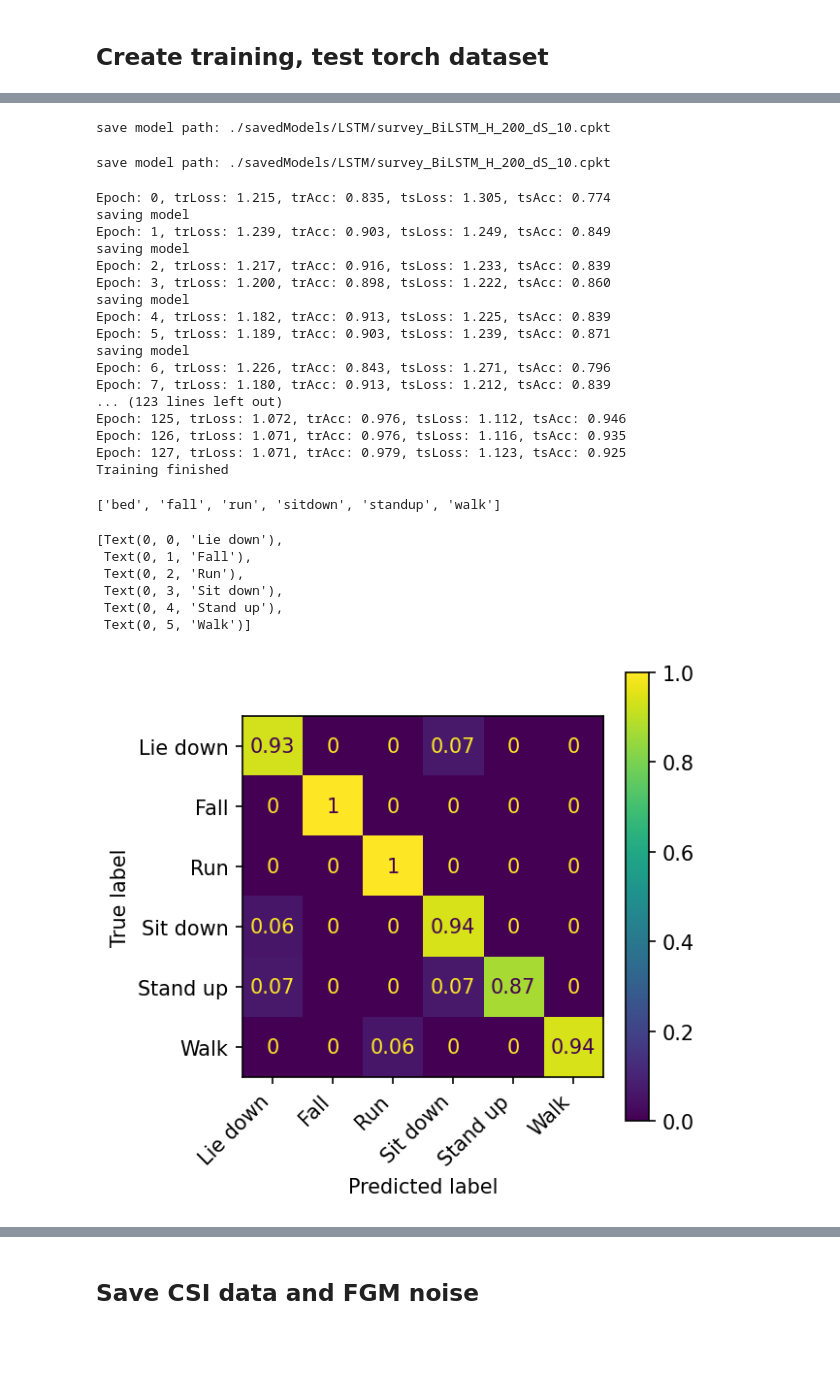
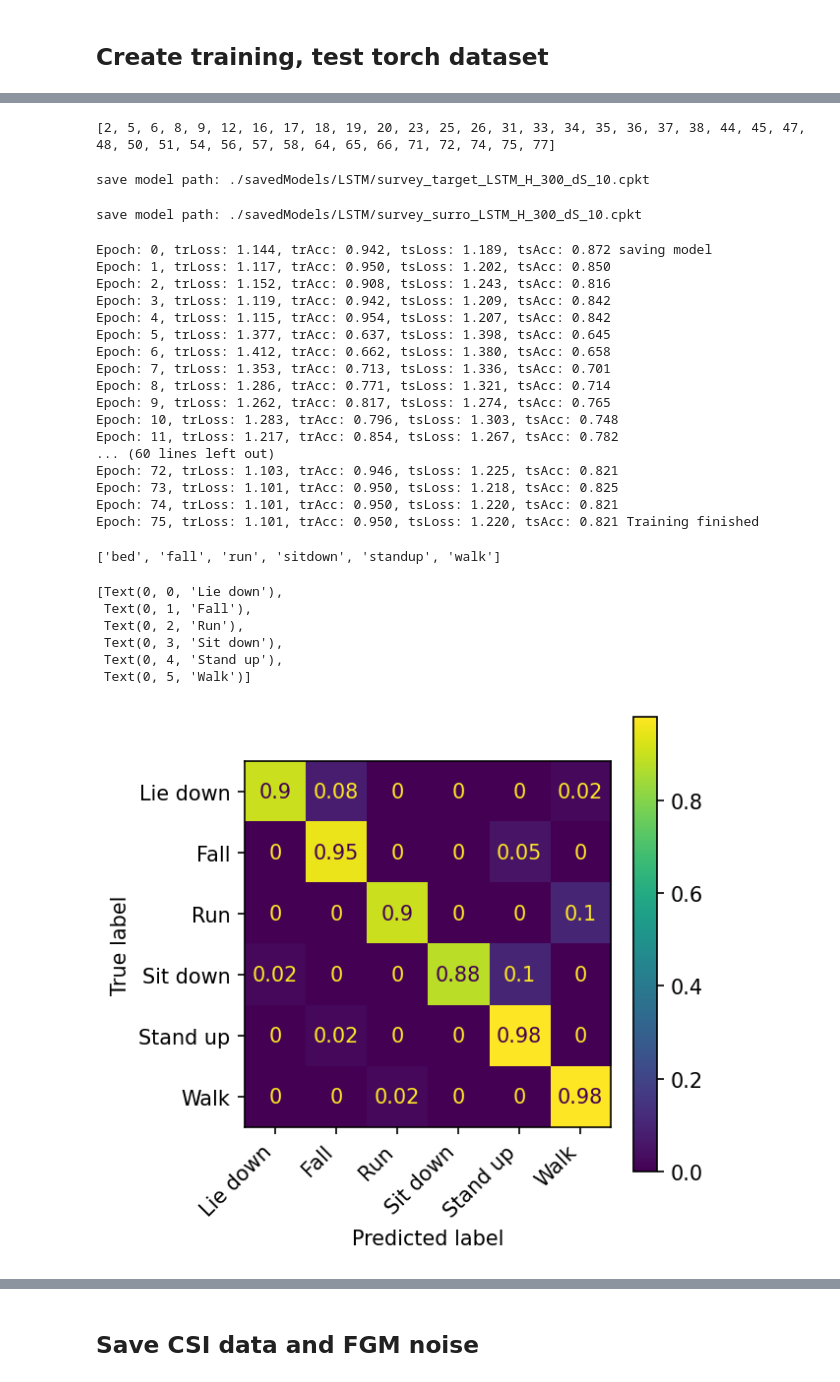
Before and after one commit to byungjunkim12/24-RT_adv_HAR, a Jupyter notebook: tbLSTM.ipynb, the cells around one changed output, grey strips where cells are left out. Cells and saved outputs as stored; diff of their text form; code cells hidden in the pictures; blank space fills up the shorter version.

```diff
--- a/tbLSTM.ipynb
+++ b/tbLSTM.ipynb
@@ -141,16 +156,20 @@ walk 64 16 80
+# %%
+print(tsDataList)
+# %% [output]
+[2, 5, 6, 8, 9, 12, 16, 17, 18, 19, 20, 23, 25, 26, 31, 33, 34, 35, 36, 37, 38, 44, 45, 47, 48, 50, 51, 54, 56, 57, 58, 64, 65, 66, 71, 72, 74, 75, 77]
 # %%
 LSTMLoss = torch.nn.CrossEntropyLoss()
-nHidden = 200
-LR = 2e-5
+nHidden = 300
+LR = 1e-5
 maxPatience = 30
 nEpoch = 200
-bidirectional = True
+bidirectional = False
 if bidirectional:
     modelName = 'BiLSTM'
 else:
     modelName = 'LSTM'
 
-modelFileName = dataType + "_" + modelName + "_H_" + str(nHidden) + "_dS_" + str(dSampFactor) + ".cpkt"
+modelFileName = dataType + "_" + "target" + "_" + modelName + "_H_" + str(nHidden) + "_dS_" + str(dSampFactor) + ".cpkt"
 HARNetSavePath = './savedModels/LSTM/' + modelFileName
 print('save model path:', HARNetSavePath)
 fromInit = False
@@ -169,7 +188,7 @@ else:
     HARNet.load_state_dict(torch.load(HARNetSavePath))
 opt = torch.optim.Adam(HARNet.parameters(), lr=LR)
 # %% [output]
-save model path: ./savedModels/LSTM/survey_BiLSTM_H_200_dS_10.cpkt
+save model path: ./savedModels/LSTM/survey_target_LSTM_H_300_dS_10.cpkt
 # %%
 bestAcc = 0.0
 patience = 0
@@ -193,7 +212,7 @@ for epoch in range(nEpoch):
         runningLoss += trloss.item()
 
     avgTrLoss = runningLoss / len(trLoader)
-    accTrain = getAcc(trLoader, padLen, HARNet, variableLen=True)
+    accTrain = getAcc(trLoader, padLen, HARNet, HARNet, variableLen=True)
 
     runningLoss = 0.0
     for tsInput, tsLabel in tsLoader:
@@ -207,13 +226,13 @@ for epoch in range(nEpoch):
         runningLoss += tsloss.item()
 
     avgTsLoss = runningLoss / len(tsLoader)
-    accTest = getAcc(tsLoader, padLen, HARNet, variableLen=True)
+    accTest = getAcc(tsLoader, padLen, HARNet, HARNet, variableLen=True)
 
     print('Epoch: %d, trLoss: %.3f, trAcc: %.3f, tsLoss: %.3f, tsAcc: %.3f'\
-        % (epoch, avgTrLoss, accTrain, avgTsLoss, accTest))
+        % (epoch, avgTrLoss, accTrain, avgTsLoss, accTest), end=' ')
     if bestAcc < accTest:
         bestAcc = accTest
-        print('saving model')
+        print('saving model', end=' ')
         torch.save(HARNet.state_dict(), HARNetSavePath)  # saving model with best test accuracy
         patience = 0
 
@@ -224,59 +243,61 @@ for epoch in range(nEpoch):
         if fastConvg:
             LR = LR/10
             opt = torch.optim.Adam(HARNet.parameters(), lr=LR)
+            HARNet.load_state_dict(torch.load(HARNetSavePath))
             patience = 0
             fastConvg = False
-            print('fast convergence ends')
+            print('fast convergence ends', end=' ')
         else:
             break
-
+    print(' ')
 print('Training finished')
 # %% [output]
-save model path: ./savedModels/LSTM/survey_BiLSTM_H_200_dS_10.cpkt
+save model path: ./savedModels/LSTM/survey_surro_LSTM_H_300_dS_10.cpkt
-Epoch: 0, trLoss: 1.215, trAcc: 0.835, tsLoss: 1.305, tsAcc: 0.774
-saving model
-Epoch: 1, trLoss: 1.239, trAcc: 0.903, tsLoss: 1.249, tsAcc: 0.849
-saving model
-Epoch: 2, trLoss: 1.217, trAcc: 0.916, tsLoss: 1.233, tsAcc: 0.839
-Epoch: 3, trLoss: 1.200, trAcc: 0.898, tsLoss: 1.222, tsAcc: 0.860
-saving model
-Epoch: 4, trLoss: 1.182, trAcc: 0.913, tsLoss: 1.225, tsAcc: 0.839
-Epoch: 5, trLoss: 1.189, trAcc: 0.903, tsLoss: 1.239, tsAcc: 0.871
-saving model
-Epoch: 6, trLoss: 1.226, trAcc: 0.843, tsLoss: 1.271, tsAcc: 0.796
-Epoch: 7, trLoss: 1.180, trAcc: 0.913, tsLoss: 1.212, tsAcc: 0.839
-... (123 lines left out)
-Epoch: 125, trLoss: 1.072, trAcc: 0.976, tsLoss: 1.112, tsAcc: 0.946
-Epoch: 126, trLoss: 1.071, trAcc: 0.976, tsLoss: 1.116, tsAcc: 0.935
-Epoch: 127, trLoss: 1.071, trAcc: 0.979, tsLoss: 1.123, tsAcc: 0.925
-Training finished
+Epoch: 0, trLoss: 1.144, trAcc: 0.942, tsLoss: 1.189, tsAcc: 0.872 saving model
+Epoch: 1, trLoss: 1.117, trAcc: 0.950, tsLoss: 1.202, tsAcc: 0.850
+Epoch: 2, trLoss: 1.152, trAcc: 0.908, tsLoss: 1.243, tsAcc: 0.816
+Epoch: 3, trLoss: 1.119, trAcc: 0.942, tsLoss: 1.209, tsAcc: 0.842
+Epoch: 4, trLoss: 1.115, trAcc: 0.954, tsLoss: 1.207, tsAcc: 0.842
+Epoch: 5, trLoss: 1.377, trAcc: 0.637, tsLoss: 1.398, tsAcc: 0.645
+Epoch: 6, trLoss: 1.412, trAcc: 0.662, tsLoss: 1.380, tsAcc: 0.658
+Epoch: 7, trLoss: 1.353, trAcc: 0.713, tsLoss: 1.336, tsAcc: 0.701
+Epoch: 8, trLoss: 1.286, trAcc: 0.771, tsLoss: 1.321, tsAcc: 0.714
+Epoch: 9, trLoss: 1.262, trAcc: 0.817, tsLoss: 1.274, tsAcc: 0.765
+Epoch: 10, trLoss: 1.283, trAcc: 0.796, tsLoss: 1.303, tsAcc: 0.748
+Epoch: 11, trLoss: 1.217, trAcc: 0.854, tsLoss: 1.267, tsAcc: 0.782
+... (60 lines left out)
+Epoch: 72, trLoss: 1.103, trAcc: 0.946, tsLoss: 1.225, tsAcc: 0.821
+Epoch: 73, trLoss: 1.101, trAcc: 0.950, tsLoss: 1.218, tsAcc: 0.825
+Epoch: 74, trLoss: 1.101, trAcc: 0.950, tsLoss: 1.220, tsAcc: 0.821
+Epoch: 75, trLoss: 1.101, trAcc: 0.950, tsLoss: 1.220, tsAcc: 0.821 Training finished
 # %%
 noiseAmpRatio = 0.0
 variableLen = True
-pred, target = getPreds(tsLoader, padLen, HARNet, variableLen, noiseAmpRatio=noiseAmpRatio)
+pred, target = getPreds(tsLoader, padLen, HARNet, HARNet,\
+                variableLen, noiseAmpRatio=noiseAmpRatio, noiseType='FGM')
 cm = confusion_matrix(target,pred,normalize ='true')
 for i in range(len(activities)):
     for j in range(len(activities)):
         cm[i, j] = round(cm[i, j], 2)
 
 # print(pred)
 # print(target)
 print(activities)
 activityLabel = ['Lie down', 'Fall', 'Run', 'Sit down', 'Stand up', 'Walk']
 
 disp = ConfusionMatrixDisplay(confusion_matrix=cm)
 fig, ax = plt.subplots(figsize=(4,4), dpi =150)
 disp.plot(ax=ax)
 
 ax.set_xticklabels(activityLabel, rotation=45, ha='right')
 ax.set_yticklabels(activityLabel)
 # %% [output]
 ['bed', 'fall', 'run', 'sitdown', 'standup', 'walk']
 [Text(0, 0, 'Lie down'),
  Text(0, 1, 'Fall'),
  Text(0, 2, 'Run'),
  Text(0, 3, 'Sit down'),
  Text(0, 4, 'Stand up'),
  Text(0, 5, 'Walk')]
-[figure, old version]
+[figure, new version]
 # %%
```
Also changed, not shown: parts of 4 cells of this notebook, 7 other files.
